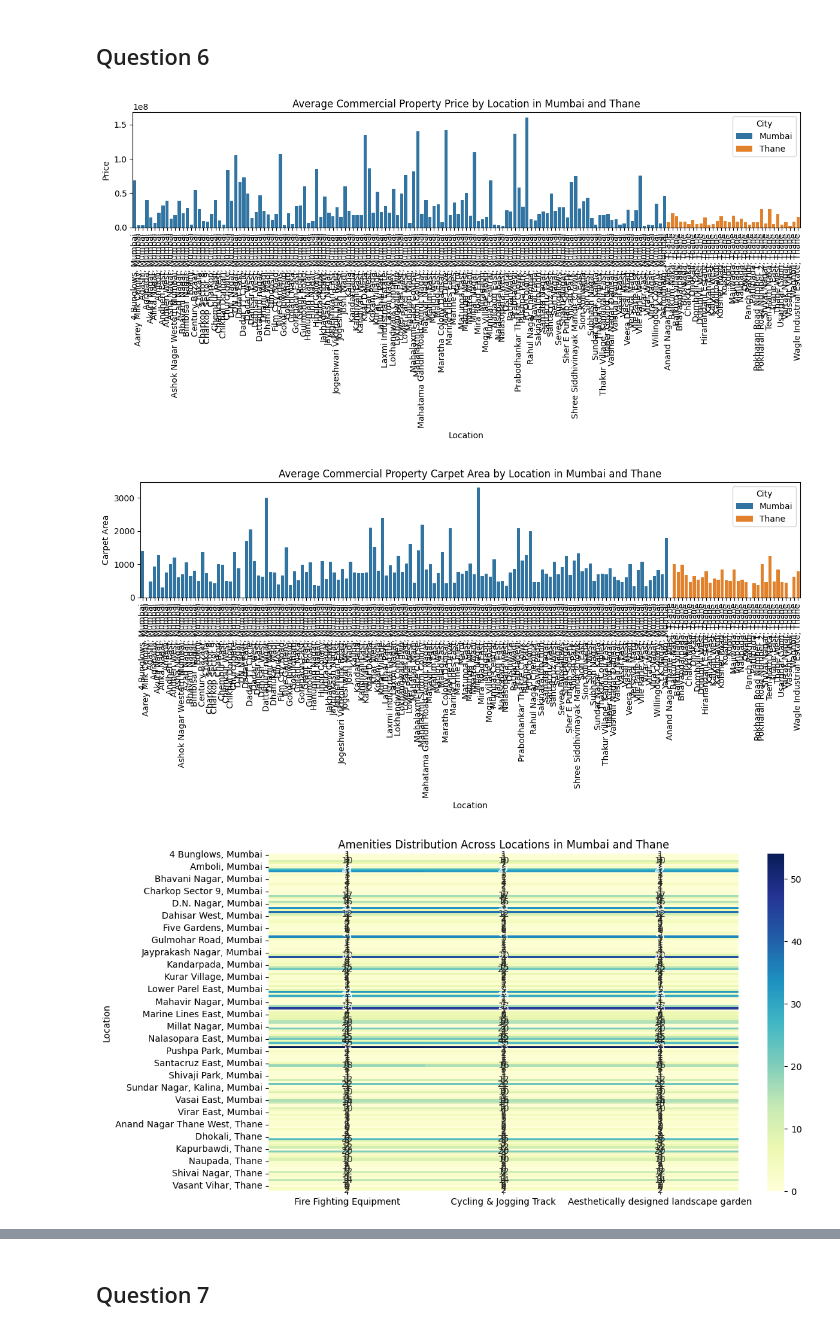
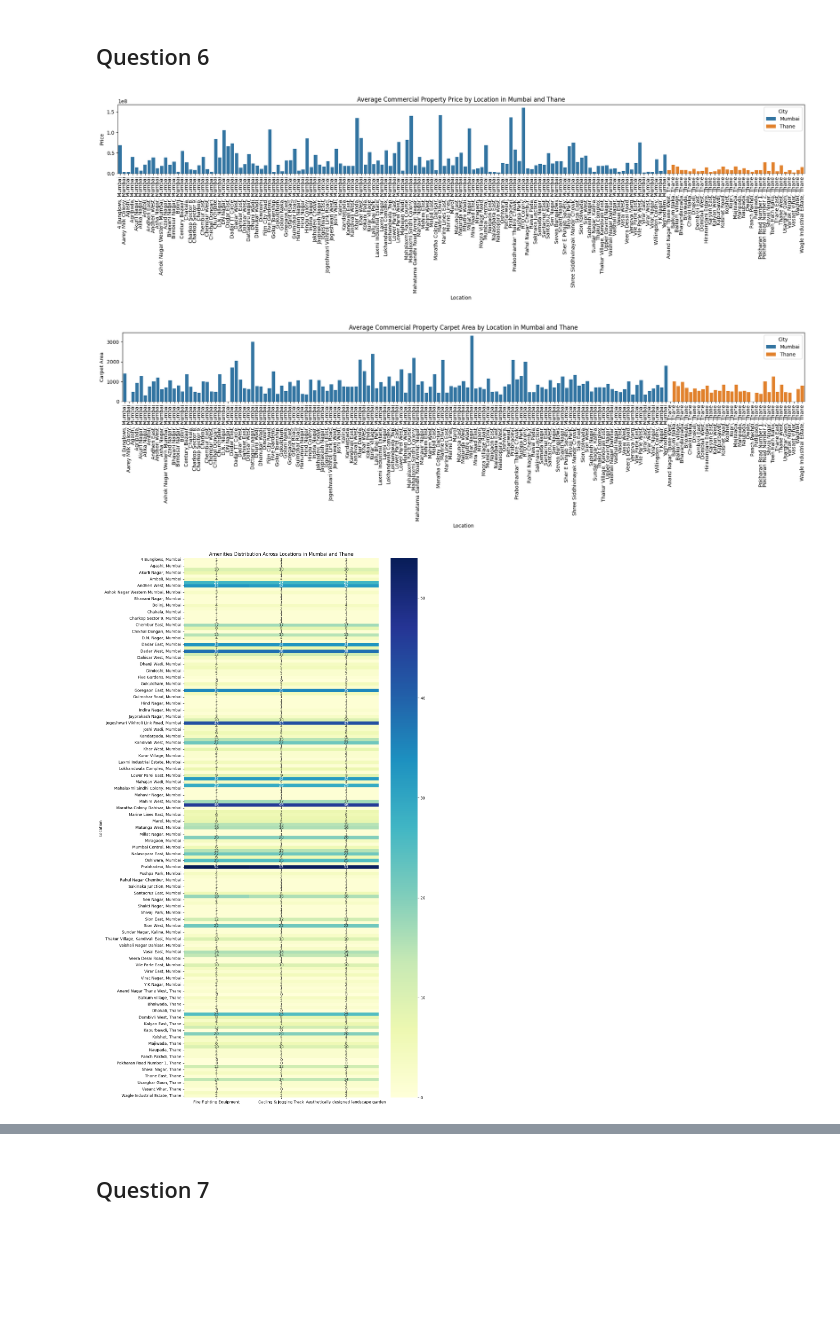
Before and after one commit to MdKhajaGhouse/DA-Assignment1, a Jupyter notebook: assignment1_41.ipynb, the cells around one changed output, grey strips where cells are left out. Saved outputs shown, nothing was run; the diff lists cells and outputs as text; code cells hidden in the pictures; blank space fills up the shorter version.

```diff
--- a/assignment1_41.ipynb
+++ b/assignment1_41.ipynb
@@ -140,36 +150,36 @@ commercial_data = commercial_data[['City', 'Price', 'Carpet Area', 'Location', '
 
 commercial_data['Price'] = pd.to_numeric(commercial_data['Price'], errors='coerce')
 commercial_data['Carpet Area'] = pd.to_numeric(commercial_data['Carpet Area'], errors='coerce')
 
 location_summary = commercial_data.groupby(['City', 'Location']).agg({
     'Price': 'mean',
     'Carpet Area': 'mean',
     'Fire Fighting Equipment': 'sum',
     'Cycling & Jogging Track': 'sum',
     'Aesthetically designed landscape garden': 'sum'
 }).reset_index()
 
-plt.figure(figsize=(12, 6))
+plt.figure(figsize=(20, 6))
 sns.barplot(x='Location', y='Price', hue='City', data=location_summary)
 plt.title('Average Commercial Property Price by Location in Mumbai and Thane')
 plt.xticks(rotation=90)
 plt.tight_layout()
 plt.show()
 
-plt.figure(figsize=(12, 6))
+plt.figure(figsize=(20, 6))
 sns.barplot(x='Location', y='Carpet Area', hue='City', data=location_summary)
 plt.title('Average Commercial Property Carpet Area by Location in Mumbai and Thane')
 plt.xticks(rotation=90)
 plt.tight_layout()
 plt.show()
 
-plt.figure(figsize=(12, 6))
+plt.figure(figsize=(12, 20))
 sns.heatmap(location_summary[['Fire Fighting Equipment', 'Cycling & Jogging Track', 'Aesthetically designed landscape garden']].set_index(location_summary['Location']),
             annot=True, cmap="YlGnBu", fmt="d")
 plt.title('Amenities Distribution Across Locations in Mumbai and Thane')
 plt.tight_layout()
 plt.show()
 # %% [output]
-[figure, old version]
+[figure, new version]
-[figure, old version]
+[figure, new version]
-[figure, old version]
+[figure, new version]
```
Also changed, not shown: parts of 6 cells of this notebook.
